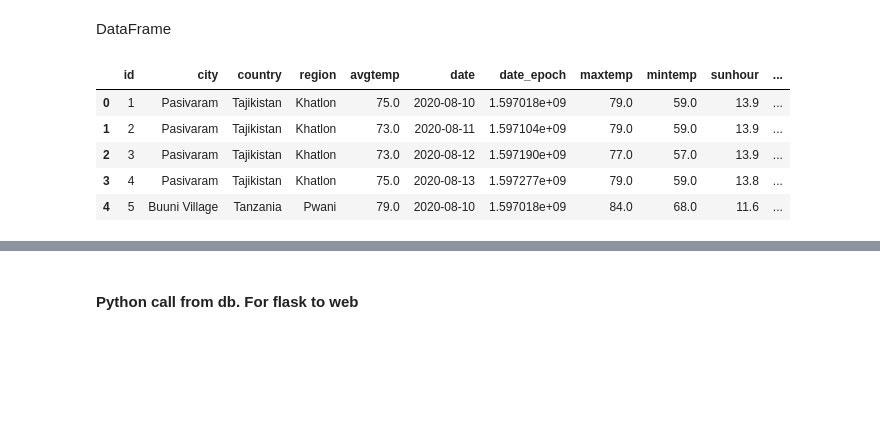
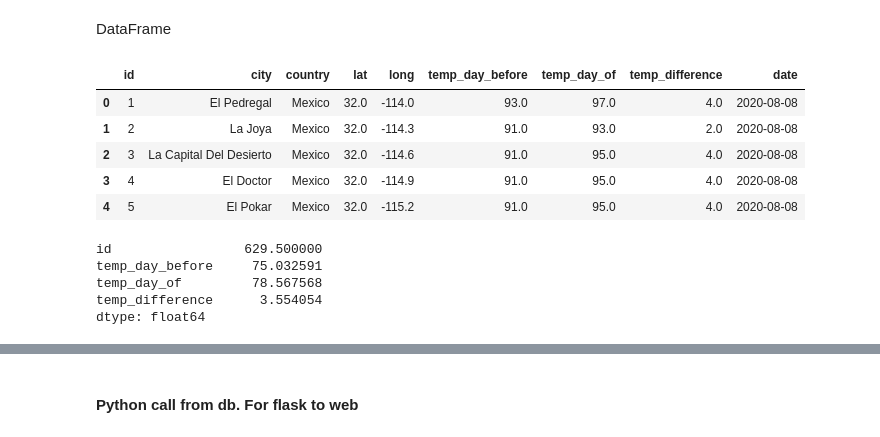
Before and after one commit to c-pompa/d3-group-project, a Jupyter notebook: data/py/lat_long_weather.ipynb, the cells around one changed output, grey strips where cells are left out. Cells and saved outputs as stored; diff of their text form; code cells hidden in the pictures; blank space fills up the shorter version.

```diff
--- a/data/py/lat_long_weather.ipynb
+++ b/data/py/lat_long_weather.ipynb
@@ -322,15 +313,23 @@ DataFrame
 # %%
 # Verify Data
 # Create DataFrame from sql table Weather
-weather_data_df = pd.read_sql("SELECT * FROM WeatherSeries", conn)
+weather_data_df = pd.read_sql("SELECT * FROM Temperature_two_days", conn)
 weather_data_df.head()
 # %% [output]
-|  | id | city | country | region | avgtemp | date | date_epoch | maxtemp | mintemp | sunhour | ... |
-| 0 | 1 | Pasivaram | Tajikistan | Khatlon | 75.0 | 2020-08-10 | 1.597018e+09 | 79.0 | 59.0 | 13.9 | ... |
-| 1 | 2 | Pasivaram | Tajikistan | Khatlon | 73.0 | 2020-08-11 | 1.597104e+09 | 79.0 | 59.0 | 13.9 | ... |
-| 2 | 3 | Pasivaram | Tajikistan | Khatlon | 73.0 | 2020-08-12 | 1.597190e+09 | 77.0 | 57.0 | 13.9 | ... |
-| 3 | 4 | Pasivaram | Tajikistan | Khatlon | 75.0 | 2020-08-13 | 1.597277e+09 | 79.0 | 59.0 | 13.8 | ... |
-| 4 | 5 | Buuni Village | Tanzania | Pwani | 79.0 | 2020-08-10 | 1.597018e+09 | 84.0 | 68.0 | 11.6 | ... |
+|  | id | city | country | lat | long | temp_day_before | temp_day_of | temp_difference | date |
+| 0 | 1 | El Pedregal | Mexico | 32.0 | -114.0 | 93.0 | 97.0 | 4.0 | 2020-08-08 |
+| 1 | 2 | La Joya | Mexico | 32.0 | -114.3 | 91.0 | 93.0 | 2.0 | 2020-08-08 |
+| 2 | 3 | La Capital Del Desierto | Mexico | 32.0 | -114.6 | 91.0 | 95.0 | 4.0 | 2020-08-08 |
+| 3 | 4 | El Doctor | Mexico | 32.0 | -114.9 | 91.0 | 95.0 | 4.0 | 2020-08-08 |
+| 4 | 5 | El Pokar | Mexico | 32.0 | -115.2 | 91.0 | 95.0 | 4.0 | 2020-08-08 |
+# %%
+weather_data_df.mean(axis=0)
+# %% [output]
+id                 629.500000
+temp_day_before     75.032591
+temp_day_of         78.567568
+temp_difference      3.554054
+dtype: float64
 # %%
 lists = avg['avgtemp'].to_list()
 
```
Also changed, not shown: parts of 9 cells of this notebook, 18 other files.
